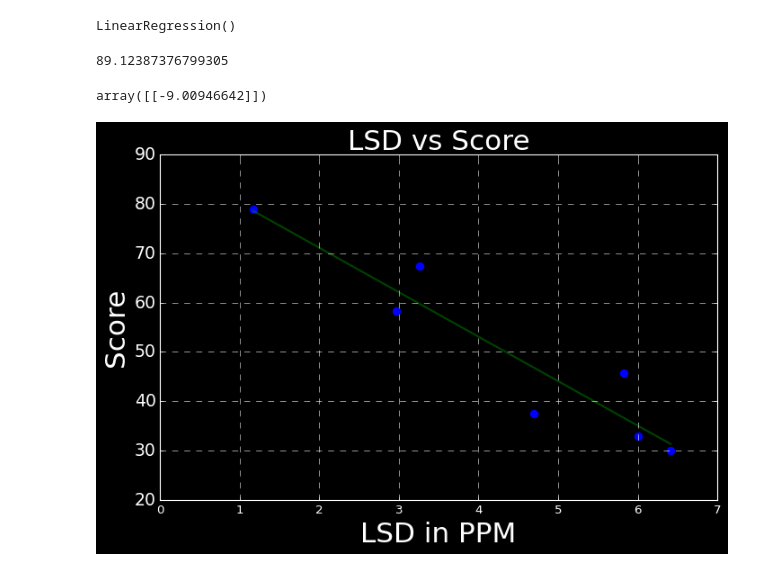
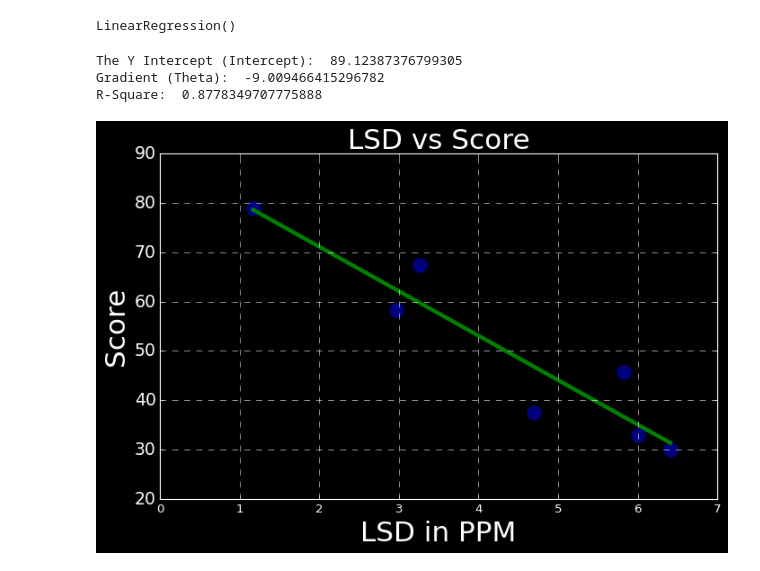
Before and after one commit to DKMalungu/ml_practice, a Jupyter notebook: lsd_in_human/lsd_analysis.ipynb, the cells around one changed output. Cells and saved outputs as stored; diff of their text form; code cells hidden in the pictures.

Commit message:
update: linear regression for lsd vs score in math

```diff
--- a/lsd_in_human/lsd_analysis.ipynb
+++ b/lsd_in_human/lsd_analysis.ipynb
@@ -68,29 +68,32 @@ regression_model = LinearRegression()
 regression_model.fit(lsd, score)
 # %% [output]
 LinearRegression()
-# %%
-# Y intercept
-regression_model.intercept_[0]
-# %% [output]
-89.12387376799305
-# %%
-#
-regression_model.coef_
-# %% [output]
-array([[-9.00946642]])
+# %%
+# Y intercept
+y_intercept = regression_model.intercept_[0]
+print("The Y Intercept (Intercept): ", y_intercept)
+# Gradiant
+g_value = regression_model.coef_[0][0]
+print("Gradient (Theta): ", g_value)
+r_square = regression_model.score(lsd, score)
+print("R-Square: ", r_square)
+# %% [output]
+The Y Intercept (Intercept):  89.12387376799305
+Gradient (Theta):  -9.009466415296782
+R-Square:  0.8778349707775888
 # %%
 # plot of actual values vs predicted values
 plt.figure(figsize=(10,6))
-plt.scatter(x=lsd, y=score, linewidth=4, color='b')
-plt.plot(lsd, regression_model.predict(lsd), alpha=0.5, color='g')
+plt.scatter(x=lsd, y=score, s = 200, alpha=0.5, color='b')
+plt.plot(lsd, regression_model.predict(lsd), linewidth=4, color='g')
 plt.xlabel("LSD in PPM", fontsize=28)
 # plt.xlim(0, 500)
 plt.yticks(fontsize=17)
 plt.ylabel("Score", fontsize=28)
 plt.yticks(fontsize=17)
 # plt.ylim(0, 6.5)
 plt.title("LSD vs Score", fontsize=28)
 plt.style.use("dark_background")
 plt.show()
 # %% [output]
-[figure, old version]
+[figure, new version]
```
